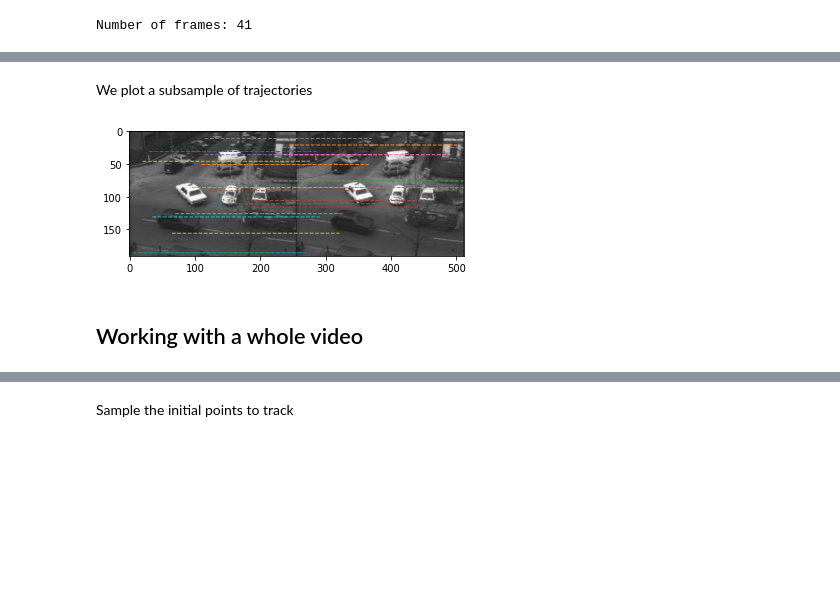
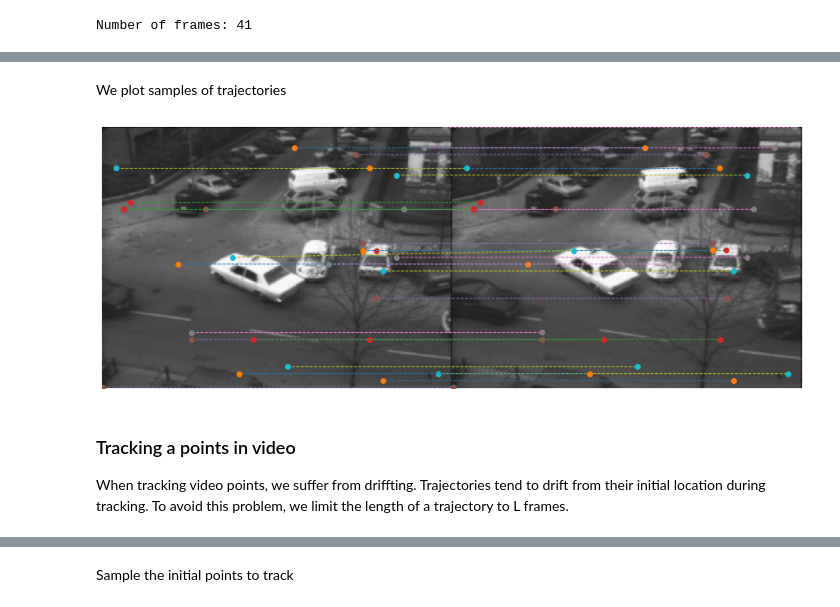
Before and after one commit to Guillem96/activity-recognition, a Jupyter notebook: notebooks/Dense Trajectories Annotation.ipynb, the cells around one changed output, grey strips where cells are left out. Saved outputs shown, nothing was run; the diff lists cells and outputs as text; code cells hidden in the pictures; blank space fills up the shorter version.

Commit message:
Tracking video points

```diff
--- a/notebooks/Dense Trajectories Annotation.ipynb
+++ b/notebooks/Dense Trajectories Annotation.ipynb
@@ -45,4 +131,4 @@ plt.axis('off');
 # %%
 flow = cv.calcOpticalFlowFarneback(np.array(taxi1),
                                    np.array(taxi2),
-                                   None, 0.5, 3, 15, 3, 5, 1.2, 0)
+                                   None, 0.7, 8, 15, 15, 5, 1.2, 0)
@@ -66,0 +144,4 @@ pt_1 = pt + np.take(cv.medianBlur(flow, W), pt)
+# %%
+W = 5
+pt = np.array(
+    np.meshgrid(range(0, taxi1.size[1], W), range(0, taxi1.size[0], W)))
@@ -67,17 +154,34 @@ pt_1 = pt + np.take(cv.medianBlur(flow, W), pt)
+# %%
+pt = pt.transpose((1, 2, 0))
+pt_1 = pt + np.flip(cv.medianBlur(flow, 3)[pt[...,0], pt[...,1]], -1)
 # %% [markdown]
-We plot a subsample of trajectories
+We plot samples of trajectories
+# %%
+pt = pt.reshape(-1, 2)
+pt_1 = pt_1.reshape(-1, 2)
 # %%
-rand_samples = np.random.randint(0, high=pt.shape[0], size=(20,))
-plt.imshow(np.concatenate([np.array(taxi1), np.array(taxi2)], axis=1),
-           cmap='gray')
+rand_samples = np.random.randint(0,
+                                 high=pt.shape[0],
+                                 size=(30,))
+complete_image = np.concatenate([np.array(taxi1), np.array(taxi2)], axis=1)
+
+plt.figure(figsize=(15, 15))
+plt.imshow(complete_image, cmap='gray')
+plt.axis('off')
 for point1, point2 in zip(pt[rand_samples], pt_1[rand_samples]):
-    plt.plot([point1[1], point2[1] + 256],
-             [point1[0], point2[0]],
-             '--', linewidth=1)
+    plt.plot([point1[1], point2[1] + taxi1.size[0]],
+             [point1[0], point2[0]], '--', linewidth=1)
+    plt.plot([point1[1], point2[1] + taxi1.size[0]],
+             [point1[0], point2[0]], 'o')
 # %% [output]
-[figure, old version]
+[figure, new version]
-# %% [markdown]
-## Working with a whole video
+# %% [markdown]
+### Tracking a points in video
+
+When tracking video points, we suffer from driffting. Trajectories
+tend to drift from their initial location during tracking. To
+avoid this problem, we limit the length of a trajectory to L
+frames.
 # %%
 L = 15 #@param {"type": "slider", "min": 3, "max": 20 }
 # %%
```
Also changed, not shown: parts of 37 cells of this notebook.
